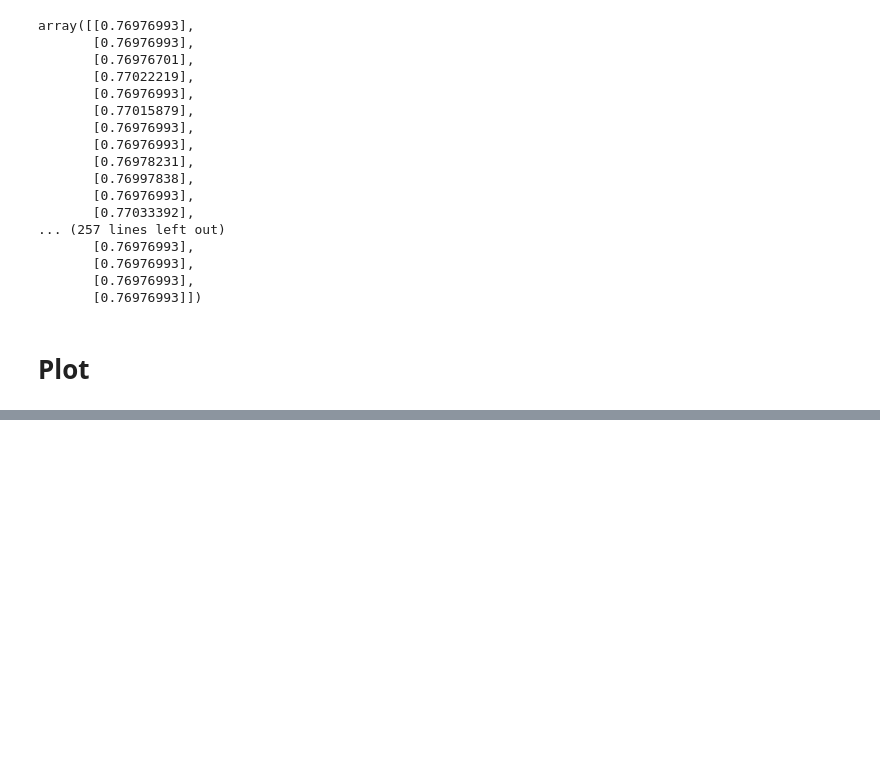
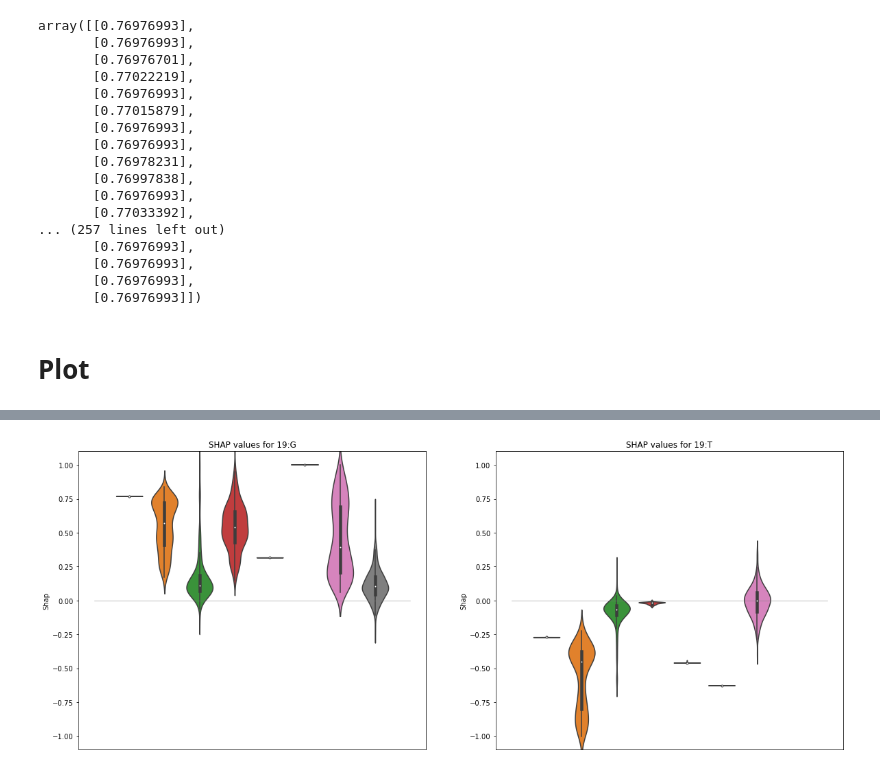
Before and after one commit to avaspataru/Analyze-CRISPR-Features, a Jupyter notebook: Highlighted Features.ipynb, the cells around one changed output, grey strips where cells are left out. Cells and saved outputs as stored; diff of their text form; code cells hidden in the pictures; blank space fills up the shorter version.

```diff
--- a/Highlighted Features.ipynb
+++ b/Highlighted Features.ipynb
@@ -161,0 +180,42 @@ plt.legend()
+# %%
+def plotSNSForFeature(feature):
+
+    data = []
+    datas = []
+    rows = []
+    for i, tool in enumerate(tools_of_interest):
+        if feature not in tool_feature_to_vals[tool].keys():
+            datas.append([0])
+            continue
+        vals = tool_feature_to_vals[tool][feature]
+
+        dd = []
+        for v in vals:
+            dd.append(v[0])
+            rows.append( [i,v[0]] )
+
+        # dd are the values for tool #i
+
+
+    df = pd.DataFrame(rows, columns=['Tool','Shap'])
+    ax = sns.violinplot(x=df["Tool"], y=df['Shap'],  data = pd.melt(df), width=0.75, scale='width')
+    base = np.arange(-1,len(tools_of_interest)+1)
+    ax.plot(base,[0]*len(base), linewidth=0.5, color='grey')
+    ax.set(ylim=(-1.1, 1.1))
+
+    #ax.set(xticks=np.arange(0,len(tools_of_interest)))
+    #ax.set_xticklabels(tools_of_interest, rotation=90)
+    ax.set_title("SHAP values for " + feature)
+    ax.set(xticks=[])
+    ax.set(xlabel='')
+# %%
+fig = plt.figure(figsize=(20,8))
+
+
+ax1 = plt.subplot(121)
+plotSNSForFeature("19:G")
+
+ax2 = plt.subplot(122)
+plotSNSForFeature("19:T")
+# %% [output]
+[figure, added]
```
Also changed, not shown: parts of 4 cells of this notebook.
